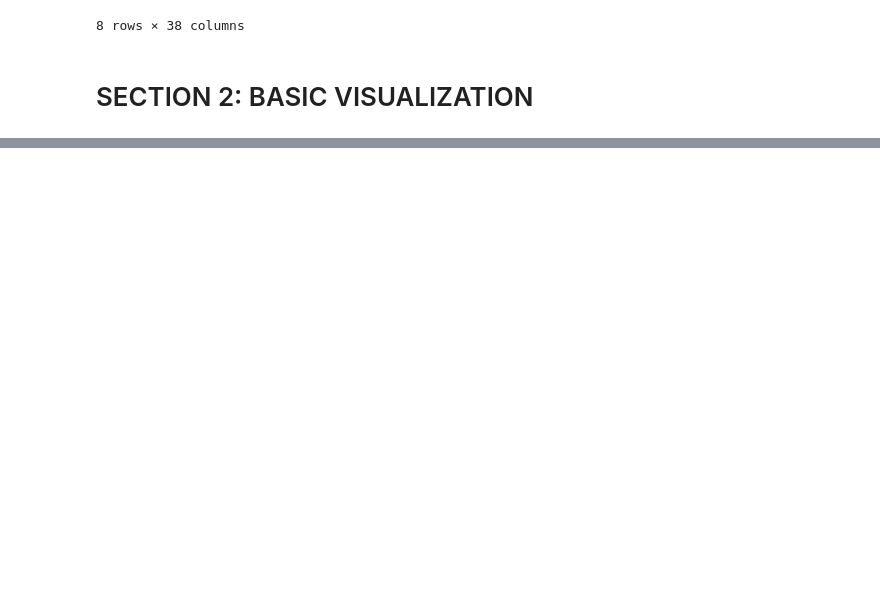
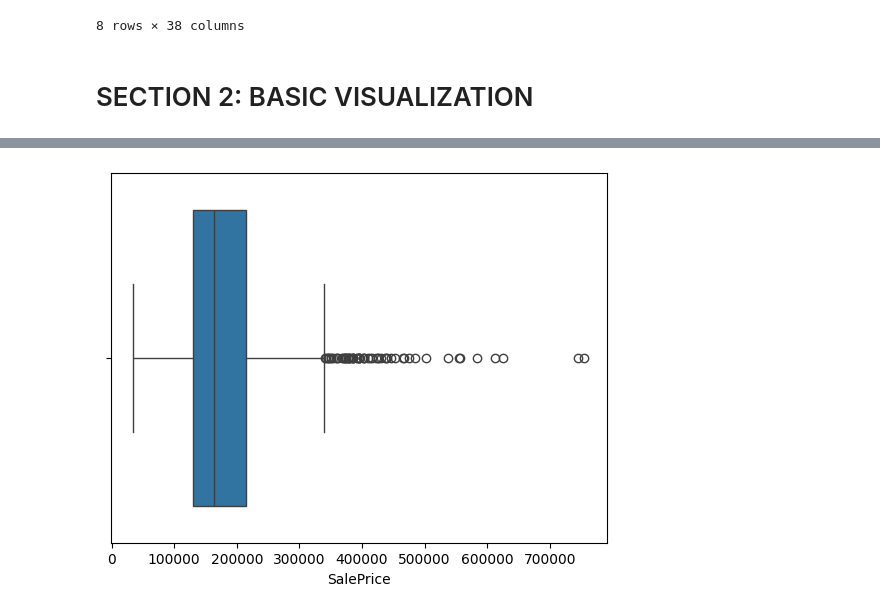
Before and after one commit to christianabusca/housing-market-analytics, a Jupyter notebook: p-house-prices.ipynb, the cells around one changed output, grey strips where cells are left out. Drawn from its saved outputs; the diff is of its cells as text; code cells hidden in the pictures; blank space fills up the shorter version.

```diff
--- a/p-house-prices.ipynb
+++ b/p-house-prices.ipynb
@@ -193,0 +224,5 @@ plt.show()
+# %%
+sns.boxplot(x=df['SalePrice'])
+plt.show()
+# %% [output]
+[figure, added]
```
Also changed, not shown: parts of 5 cells of this notebook.
